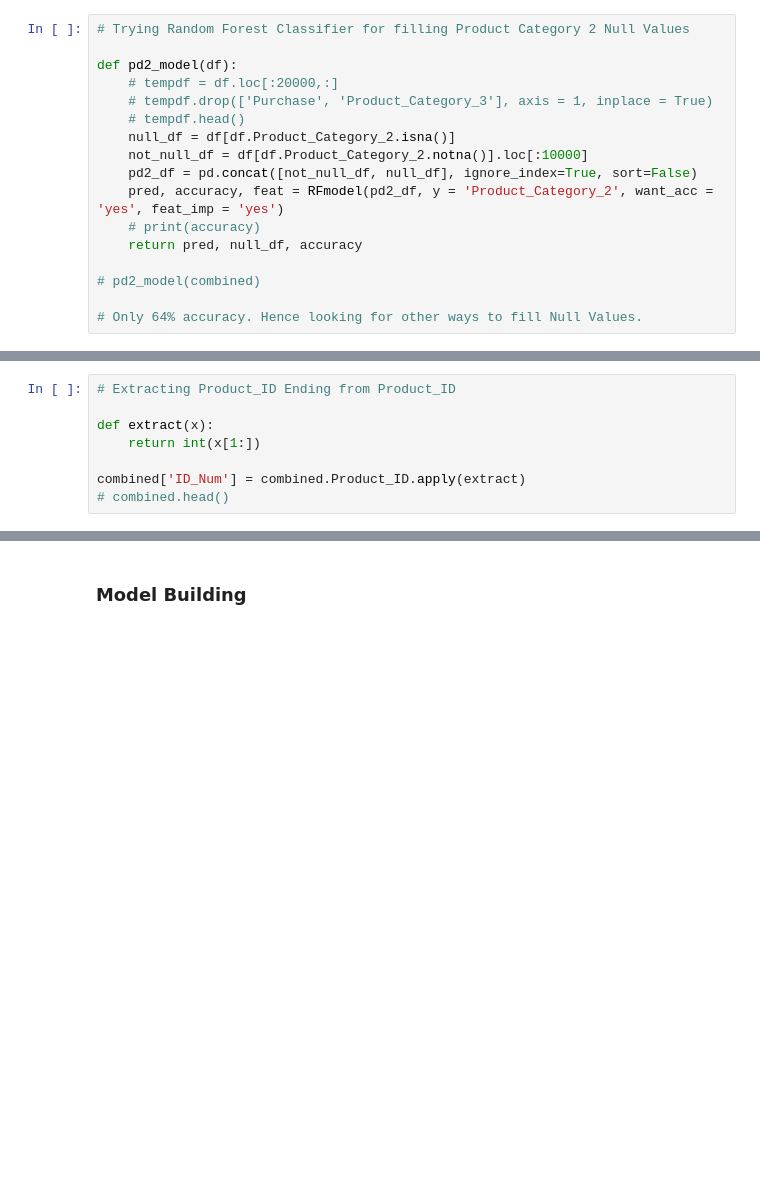
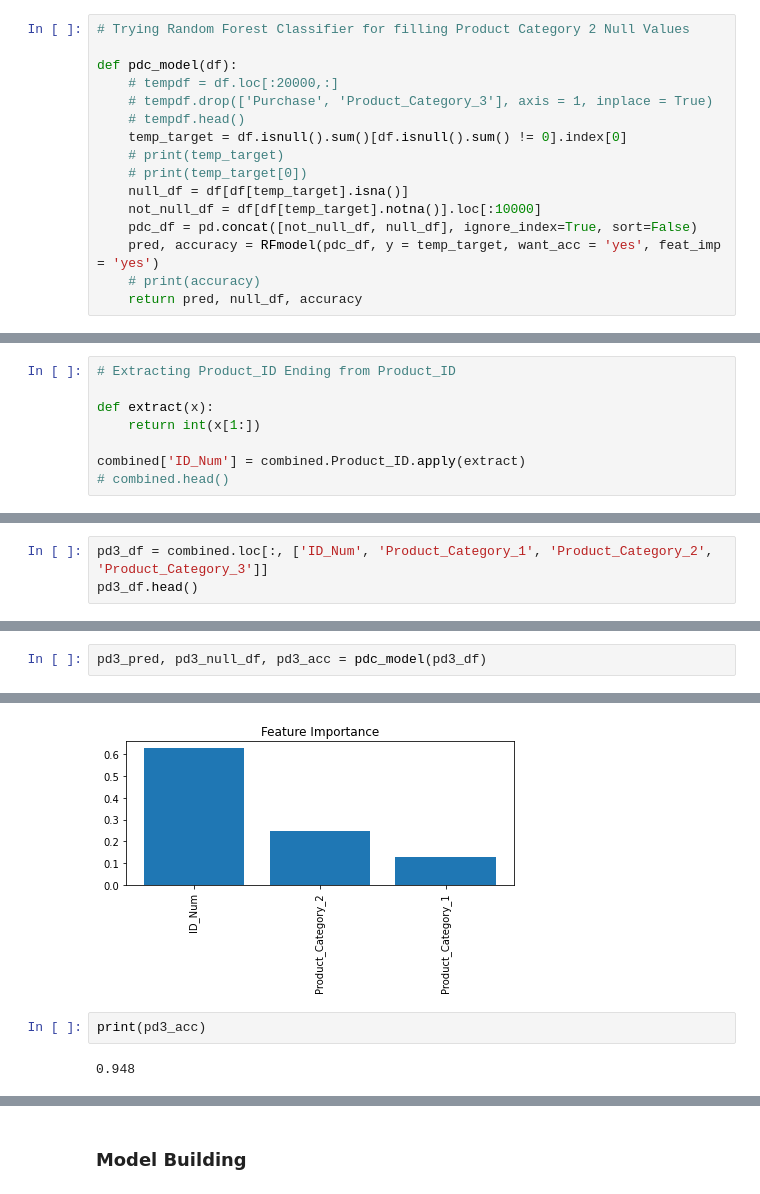
Before and after one commit to Dhruv-Chandra/Black-Friday, a Jupyter notebook: Black_Friday.ipynb, the cells around one changed output, grey strips where cells are left out. Cells and saved outputs as stored; diff of their text form; blank space fills up the shorter version.

```diff
--- a/Black_Friday.ipynb
+++ b/Black_Friday.ipynb
@@ -224,17 +277,16 @@ combined[combined.Product_Category_2.isna()]
 # %%
 # Trying Random Forest Classifier for filling Product Category 2 Null Values
 
-def pd2_model(df):
+def pdc_model(df):
     # tempdf = df.loc[:20000,:]
     # tempdf.drop(['Purchase', 'Product_Category_3'], axis = 1, inplace = True)
     # tempdf.head()
-    null_df = df[df.Product_Category_2.isna()]
-    not_null_df = df[df.Product_Category_2.notna()].loc[:10000]
-    pd2_df = pd.concat([not_null_df, null_df], ignore_index=True, sort=False)
-    pred, accuracy, feat = RFmodel(pd2_df, y = 'Product_Category_2', want_acc = 'yes', feat_imp = 'yes')
+    temp_target = df.isnull().sum()[df.isnull().sum() != 0].index[0]
+    # print(temp_target)
+    # print(temp_target[0])
+    null_df = df[df[temp_target].isna()]
+    not_null_df = df[df[temp_target].notna()].loc[:10000]
+    pdc_df = pd.concat([not_null_df, null_df], ignore_index=True, sort=False)
+    pred, accuracy = RFmodel(pdc_df, y = temp_target, want_acc = 'yes', feat_imp = 'yes')
     # print(accuracy)
     return pred, null_df, accuracy
-
-# pd2_model(combined)
-
-# Only 64% accuracy. Hence looking for other ways to fill Null Values.
@@ -313,0 +364,3 @@ KeyboardInterrupt:
+# %%
+pd3_df = combined.loc[:, ['ID_Num', 'Product_Category_1', 'Product_Category_2', 'Product_Category_3']]
+pd3_df.head()
@@ -313,0 +374,3 @@ KeyboardInterrupt:
+# %%
+pd3_pred, pd3_null_df, pd3_acc = pdc_model(pd3_df)
+# %% [output]
@@ -313,0 +384,5 @@ KeyboardInterrupt:
+[figure, added]
+# %%
+print(pd3_acc)
+# %% [output]
+0.948
```
Also changed, not shown: parts of 26 cells of this notebook, 1 other file.
